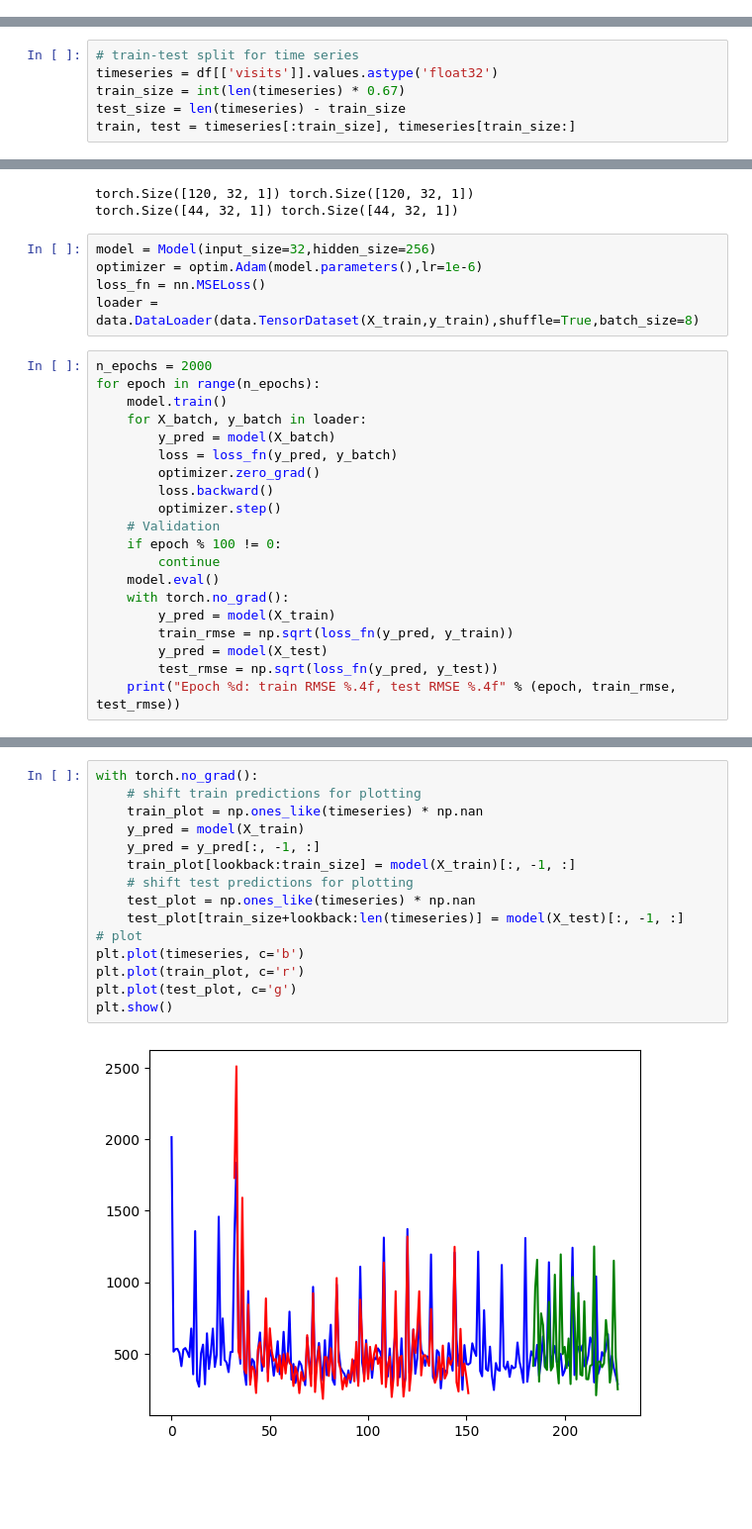
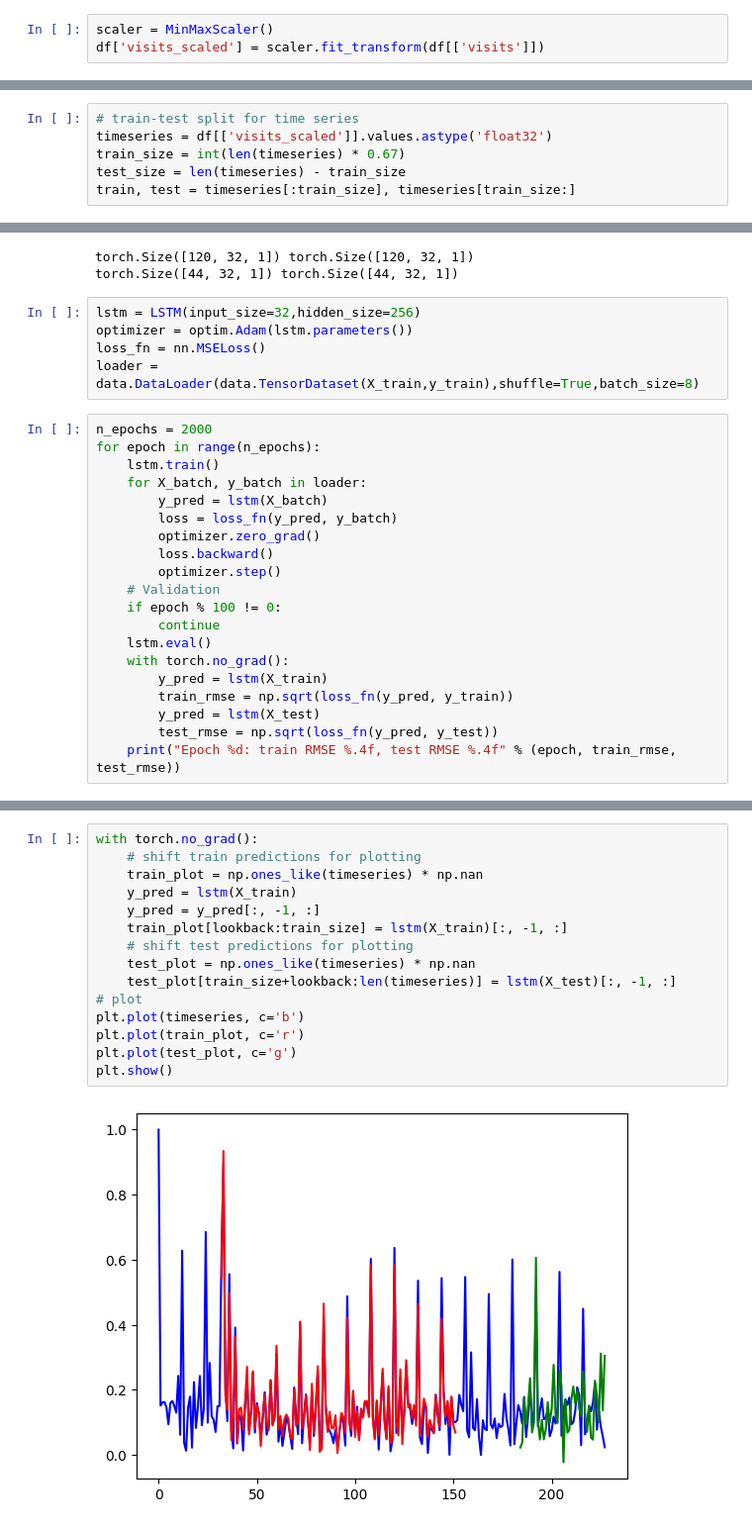
Before and after one commit to wenjlo/TimeSeries, a Jupyter notebook: main.ipynb, the cells around one changed output, grey strips where cells are left out. Shown: that part at 99% size. Saved outputs shown, nothing was run; the diff lists cells and outputs as text; blank space fills up the shorter version.

```diff
--- a/main.ipynb
+++ b/main.ipynb
@@ -27,3 +28,6 @@ def create_dataset(dataset, lookback):
 raw_data = pd.read_csv("./data/data.csv")
 # %%
 df = raw_data[raw_data['unique_id']=='AAAHol']
+# %%
+scaler = MinMaxScaler()
+df['visits_scaled'] = scaler.fit_transform(df[['visits']])
@@ -30,6 +40,6 @@ df = raw_data[raw_data['unique_id']=='AAAHol']
 # %%
 # train-test split for time series
-timeseries = df[['visits']].values.astype('float32')
+timeseries = df[['visits_scaled']].values.astype('float32')
 train_size = int(len(timeseries) * 0.67)
 test_size = len(timeseries) - train_size
 train, test = timeseries[:train_size], timeseries[train_size:]
@@ -48,16 +59,16 @@ print(X_test.shape, y_test.shape)
 torch.Size([120, 32, 1]) torch.Size([120, 32, 1])
 torch.Size([44, 32, 1]) torch.Size([44, 32, 1])
 # %%
-model = Model(input_size=32,hidden_size=256)
-optimizer = optim.Adam(model.parameters(),lr=1e-6)
+lstm = LSTM(input_size=32,hidden_size=256)
+optimizer = optim.Adam(lstm.parameters())
 loss_fn = nn.MSELoss()
 loader = data.DataLoader(data.TensorDataset(X_train,y_train),shuffle=True,batch_size=8)
 # %%
 n_epochs = 2000
 for epoch in range(n_epochs):
-    model.train()
+    lstm.train()
     for X_batch, y_batch in loader:
-        y_pred = model(X_batch)
+        y_pred = lstm(X_batch)
         loss = loss_fn(y_pred, y_batch)
         optimizer.zero_grad()
         loss.backward()
@@ -65,11 +76,11 @@ for epoch in range(n_epochs):
     # Validation
     if epoch % 100 != 0:
         continue
-    model.eval()
+    lstm.eval()
     with torch.no_grad():
-        y_pred = model(X_train)
+        y_pred = lstm(X_train)
         train_rmse = np.sqrt(loss_fn(y_pred, y_train))
-        y_pred = model(X_test)
+        y_pred = lstm(X_test)
         test_rmse = np.sqrt(loss_fn(y_pred, y_test))
     print("Epoch %d: train RMSE %.4f, test RMSE %.4f" % (epoch, train_rmse, test_rmse))
 # %% [output]
@@ -96,17 +107,17 @@ Epoch 1900: train RMSE 88.9275, test RMSE 295.8607
 # %%
 with torch.no_grad():
     # shift train predictions for plotting
     train_plot = np.ones_like(timeseries) * np.nan
-    y_pred = model(X_train)
+    y_pred = lstm(X_train)
     y_pred = y_pred[:, -1, :]
-    train_plot[lookback:train_size] = model(X_train)[:, -1, :]
+    train_plot[lookback:train_size] = lstm(X_train)[:, -1, :]
     # shift test predictions for plotting
     test_plot = np.ones_like(timeseries) * np.nan
-    test_plot[train_size+lookback:len(timeseries)] = model(X_test)[:, -1, :]
+    test_plot[train_size+lookback:len(timeseries)] = lstm(X_test)[:, -1, :]
 # plot
 plt.plot(timeseries, c='b')
 plt.plot(train_plot, c='r')
 plt.plot(test_plot, c='g')
 plt.show()
 # %% [output]
-[figure, old version]
+[figure, new version]
```
Also changed, not shown: parts of 8 cells of this notebook, 3 other files.
